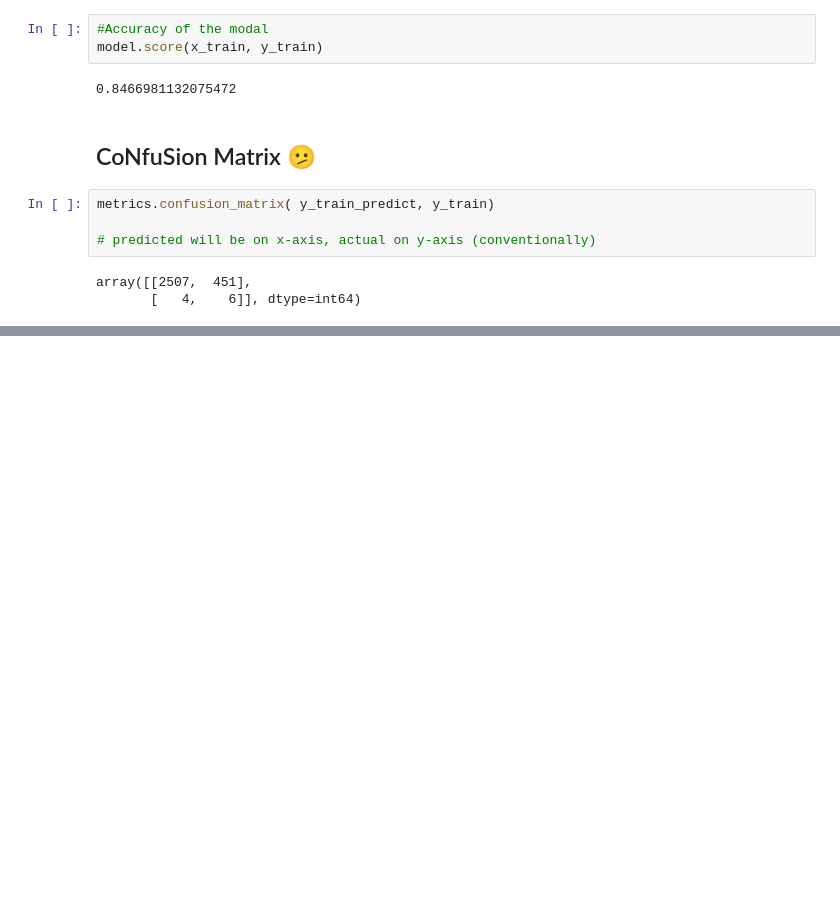
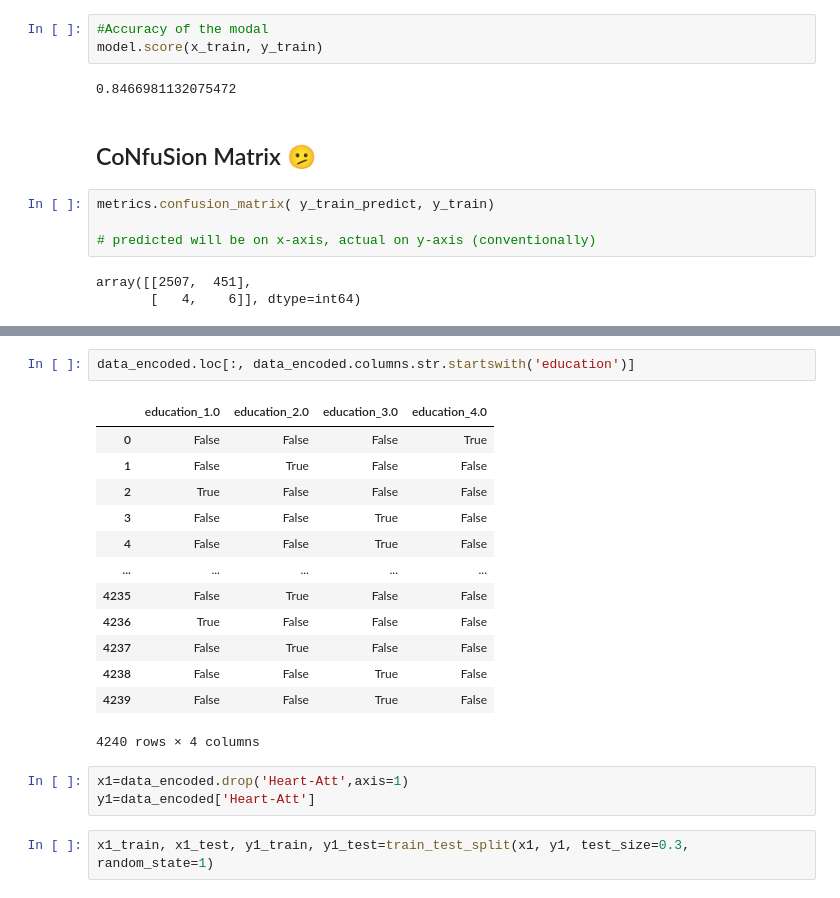
Before and after one commit to Harsh-bharwani/AI, a Jupyter notebook: Self Practice.ipynb, the cells around one changed output, grey strips where cells are left out. Drawn from its saved outputs; the diff is of its cells as text; blank space fills up the shorter version.

```diff
--- a/Self Practice.ipynb
+++ b/Self Practice.ipynb
@@ -889,0 +962,21 @@ Text(0.5, 1.0, 'Confusion Matrix-CUT OFF(0.5)')
+# %%
+data_encoded.loc[:, data_encoded.columns.str.startswith('education')]
+# %% [output]
+|  | education_1.0 | education_2.0 | education_3.0 | education_4.0 |
+| 0 | False | False | False | True |
+| 1 | False | True | False | False |
+| 2 | True | False | False | False |
+| 3 | False | False | True | False |
+| 4 | False | False | True | False |
+| ... | ... | ... | ... | ... |
+| 4235 | False | True | False | False |
+| 4236 | True | False | False | False |
+| 4237 | False | True | False | False |
+| 4238 | False | False | True | False |
+| 4239 | False | False | True | False |
+4240 rows × 4 columns
+# %%
+x1=data_encoded.drop('Heart-Att',axis=1)
+y1=data_encoded['Heart-Att']
+# %%
+x1_train, x1_test, y1_train, y1_test=train_test_split(x1, y1, test_size=0.3, random_state=1)
```
Also changed, not shown: parts of 13 cells of this notebook, 2 other files.
